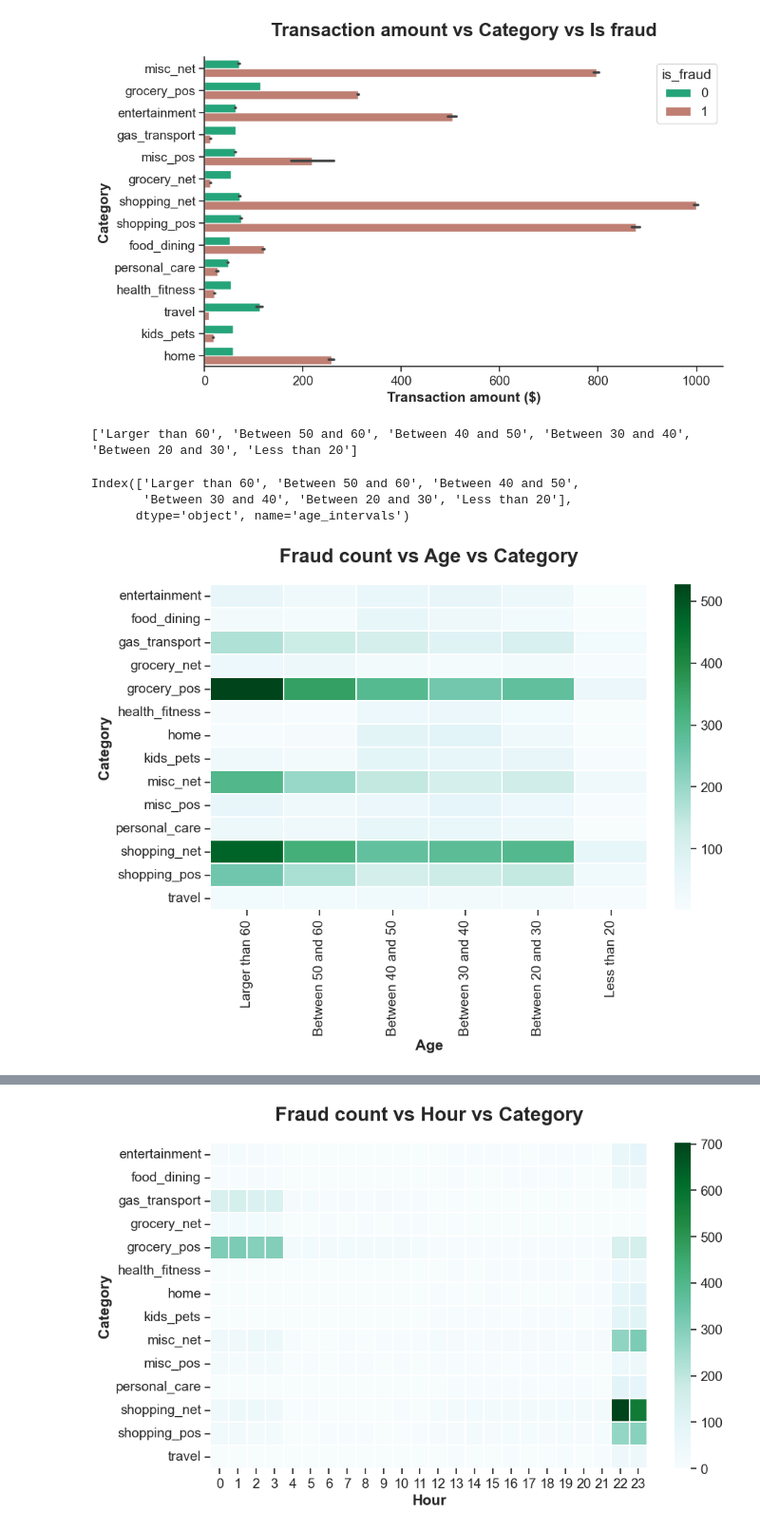
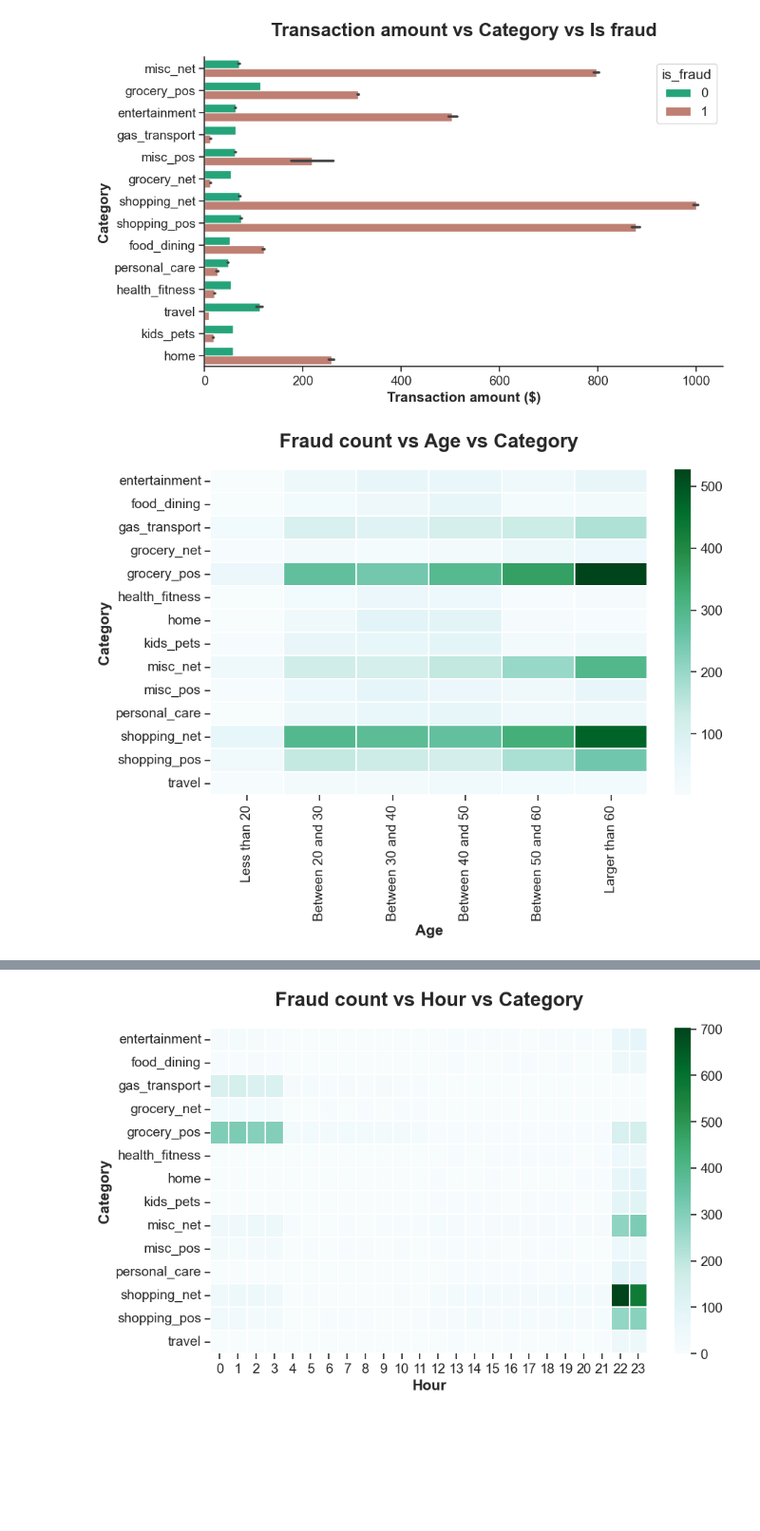
Before and after one commit to tanquangduong/Master-Fraud-Detection-for-Credit-Card-Transaction, a Jupyter notebook: eda-visualization.ipynb, the cells around one changed output, grey strips where cells are left out. Shown at 95% size. Drawn from its saved outputs; the diff is of its cells as text; code cells hidden in the pictures; blank space fills up the shorter version.

Commit message:
Update notebook files and add figs folder to save created figures

```diff
--- a/eda-visualization.ipynb
+++ b/eda-visualization.ipynb
@@ -576,48 +590,43 @@ plt.show()
 g.figure.savefig('./figs/Transaction amount vs Category vs Is fraud.png',dpi=300, bbox_inches='tight')
 # %% [output]
 [figure]
-# %%
-# inverse age list
-age_order.reverse()
-print(age_order)
-
-# Create a crosstab table of the data
-pd_crosstab = pd.crosstab(df_fraud["category"], df_fraud["age_intervals"])
-pd_crosstab_ordered = pd_crosstab[age_order]
-pd_crosstab_ordered.columns
-# %% [output]
-['Larger than 60', 'Between 50 and 60', 'Between 40 and 50', 'Between 30 and 40', 'Between 20 and 30', 'Less than 20']
-Index(['Larger than 60', 'Between 50 and 60', 'Between 40 and 50',
-       'Between 30 and 40', 'Between 20 and 30', 'Less than 20'],
-      dtype='object', name='age_intervals')
-# %%
-plt.figure(figsize=(10,6))
-
-colors = ["#048BA8", "#F1C40F"]
-custom_params = {"axes.spines.right": False, "axes.spines.top": False}
-sns.set_theme(style="ticks", rc=custom_params)
-sns.set_context("notebook", font_scale=1.25)
-sns.set_palette(sns.color_palette(colors))
-
-# Plot a heatmap of the table
-g = sns.heatmap(pd_crosstab_ordered,
-                cbar=True,
-                cmap="BuGn",
-                linewidths=0.3)
-
-# Set title, label, legend
-g.set_title('Fraud count vs Age vs Category', fontsize=20, fontweight='bold', y=1.05)
-g.set_xlabel('Age', fontsize=15, fontweight='bold')
-g.set_ylabel('Category', fontsize=15, fontweight='bold')
-
-# Rotate tick marks for visibility
-plt.yticks(rotation=0)
-plt.xticks(rotation=90)
-
-plt.show()
-g.figure.savefig('./figs/Fraud count vs Age vs Category.png',dpi=300, bbox_inches='tight')
-# %% [output]
-[figure, removed]
+# %%
+# age order list
+age_order = ['Less than 20', 'Between 20 and 30', 'Between 30 and 40',
+             'Between 40 and 50', 'Between 50 and 60', 'Larger than 60',]
+
+# Create a crosstab table of the data
+pd_crosstab = pd.crosstab(df_fraud["category"], df_fraud["age_intervals"])
+pd_crosstab_ordered = pd_crosstab[age_order]
+pd_crosstab_ordered.columns
+
+# Create figure object from matplotlib and set figure styles with seaborn methods
+plt.figure(figsize=(10,6))
+colors = ["#048BA8", "#F1C40F"]
+custom_params = {"axes.spines.right": False, "axes.spines.top": False}
+sns.set_theme(style="ticks", rc=custom_params)
+sns.set_context("notebook", font_scale=1.25)
+sns.set_palette(sns.color_palette(colors))
+
+# Plot a heatmap of the table
+g = sns.heatmap(pd_crosstab_ordered,
+                cbar=True,
+                cmap="BuGn",
+                linewidths=0.3)
+
+# Set title, label, legend
+g.set_title('Fraud count vs Age vs Category', fontsize=20, fontweight='bold', y=1.05)
+g.set_xlabel('Age', fontsize=15, fontweight='bold')
+g.set_ylabel('Category', fontsize=15, fontweight='bold')
+
+# Rotate tick marks for visibility
+plt.yticks(rotation=0)
+plt.xticks(rotation=90)
+
+plt.show()
+g.figure.savefig('./figs/Fraud count vs Age vs Category.png',dpi=300, bbox_inches='tight')
+# %% [output]
+[figure, added]
 # %%
 # Create a crosstab table of the data
 pd_crosstab_month_cat = pd.crosstab(df_fraud["category"], df_fraud["transaction_month"])
```
Also changed, not shown: parts of 23 cells of this notebook, 23 other files.
